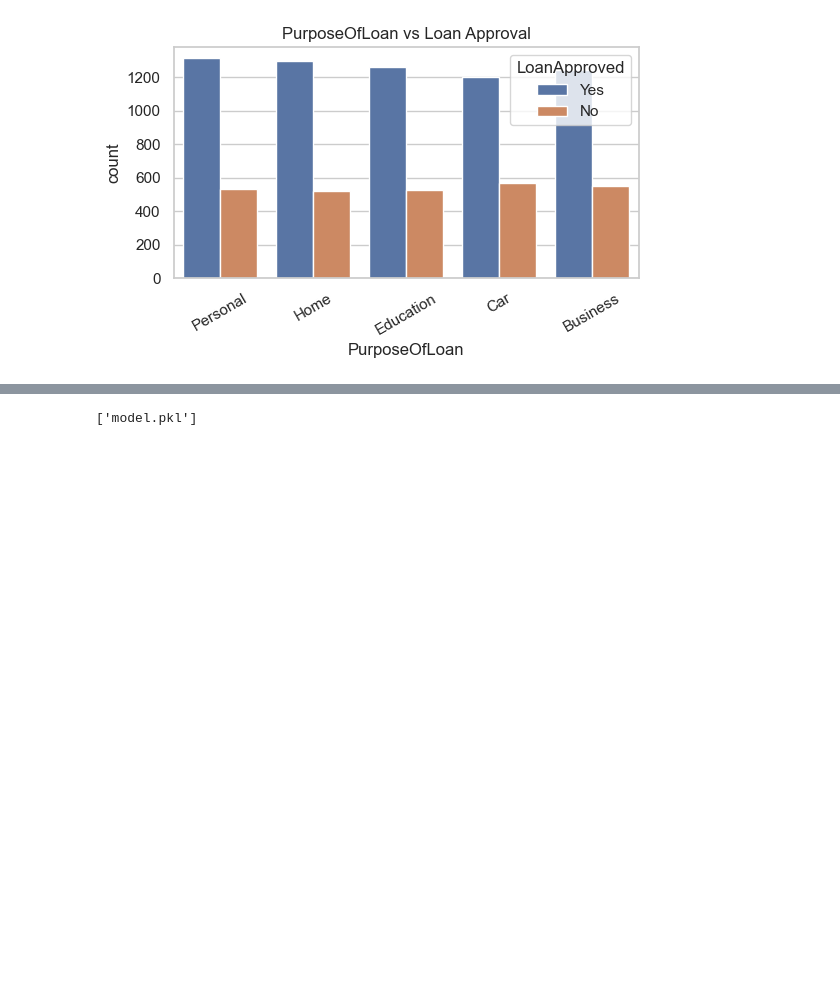
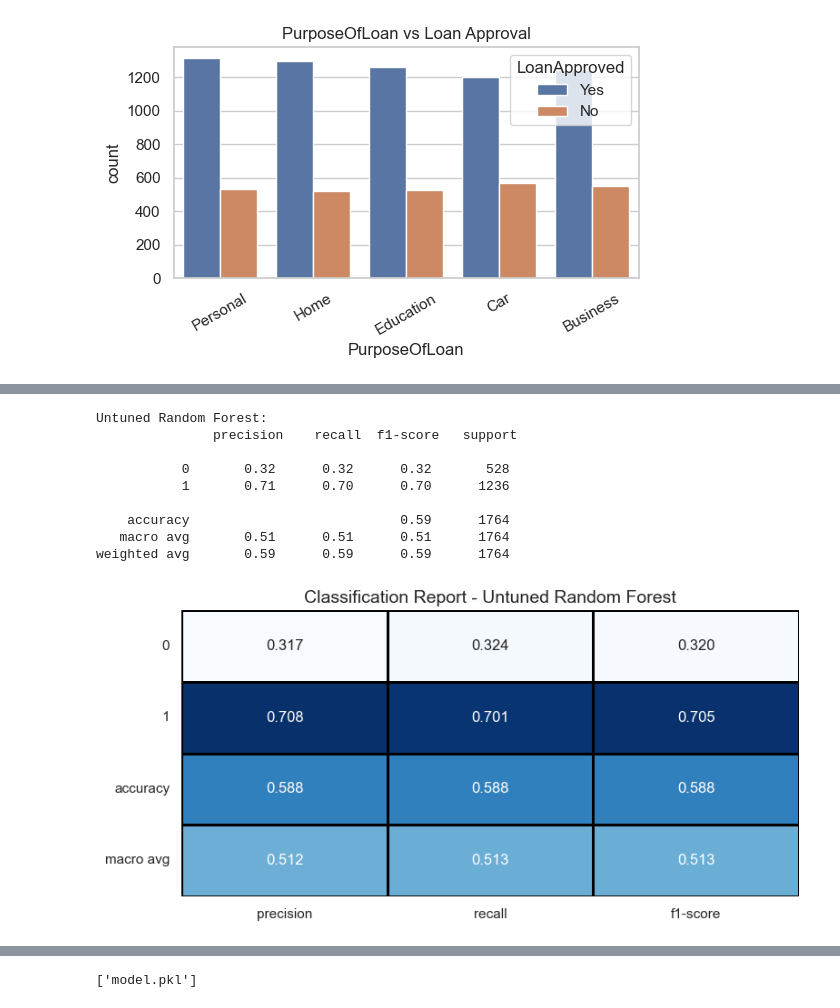
Before and after one commit to sunichayalai/mld, a Jupyter notebook: loan.ipynb, the cells around one changed output, grey strips where cells are left out. Cells and saved outputs as stored; diff of their text form; code cells hidden in the pictures; blank space fills up the shorter version.

```diff
--- a/loan.ipynb
+++ b/loan.ipynb
@@ -718,0 +577,35 @@ Consolidation table of final scores
+# %%
+untuned_rf = RandomForestClassifier(n_estimators=200, max_depth=5, random_state=42)
+untuned_rf.fit(X_train_smote, y_train_smote)
+
+y_pred_untuned_rf = untuned_rf.predict(X_test)
+
+print("Untuned Random Forest:\n", classification_report(y_test, y_pred_untuned_rf))
+
+report_dict_rf = classification_report(y_test, y_pred_untuned_rf, output_dict=True)
+report_df_rf = pd.DataFrame(report_dict_rf).transpose().round(3)
+
+report_df_display = report_df_rf.drop(columns='support')
+
+plt.figure(figsize=(8, 4))
+sns.set(style="whitegrid")
+sns.heatmap(report_df_display.iloc[:-1, :],
+            annot=True, fmt=".3f", cmap="Blues", cbar=False,
+            linewidths=1, linecolor='black')
+
+plt.title("Classification Report - Untuned Random Forest", fontsize=14)
+plt.xticks(rotation=0)
+plt.yticks(rotation=0)
+plt.tight_layout()
+plt.show()
+# %% [output]
+Untuned Random Forest:
+               precision    recall  f1-score   support
+
+           0       0.32      0.32      0.32       528
+           1       0.71      0.70      0.70      1236
+
+    accuracy                           0.59      1764
+   macro avg       0.51      0.51      0.51      1764
+weighted avg       0.59      0.59      0.59      1764
+[figure, added]
```
Also changed, not shown: parts of 110 cells of this notebook, 2 other files.
